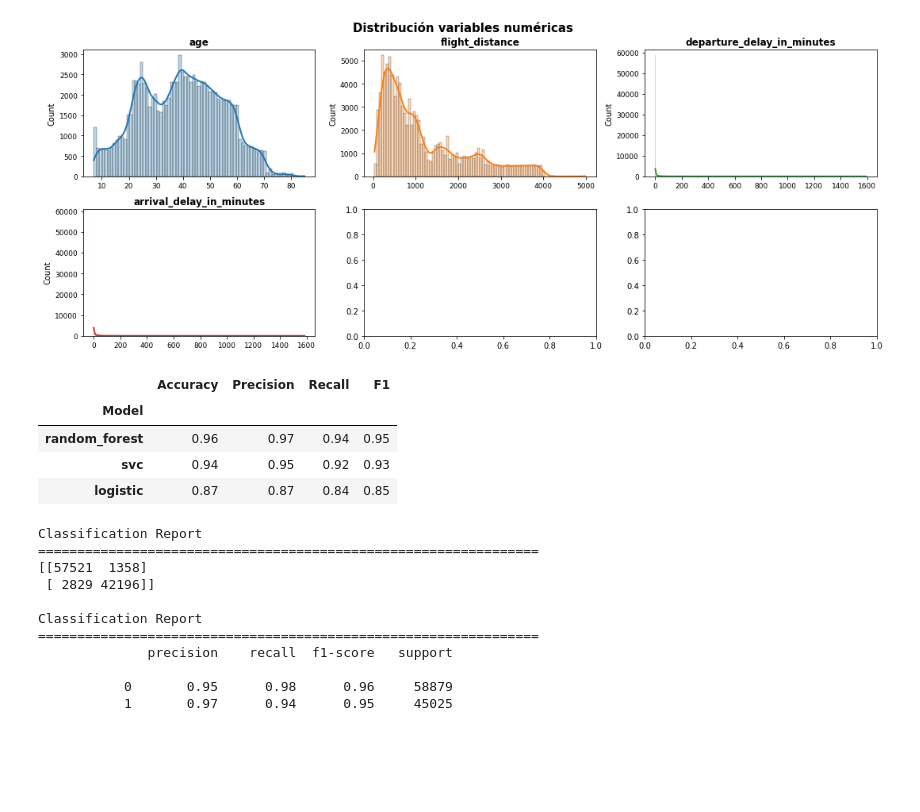
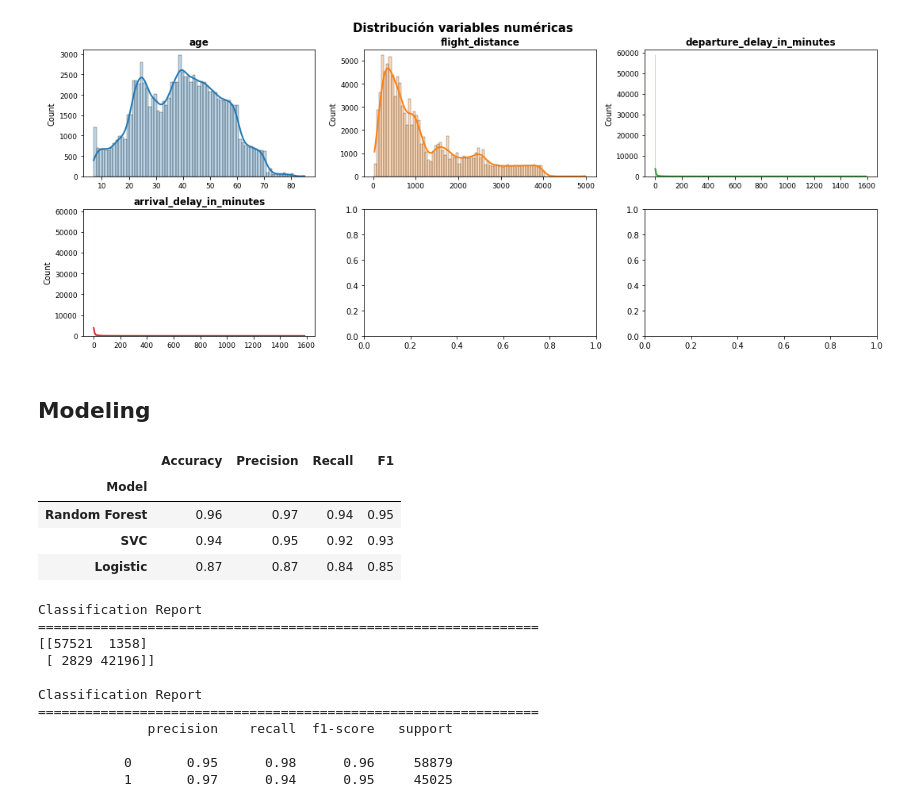
Before and after one commit to PabloJRW/satisfaction-classifier, a Jupyter notebook: satisfaction_classifier.ipynb, the cells around one changed output. Cells and saved outputs as stored; diff of their text form; code cells hidden in the pictures; blank space fills up the shorter version.

```diff
--- a/satisfaction_classifier.ipynb
+++ b/satisfaction_classifier.ipynb
@@ -36,7 +37,11 @@ train_df.head()
 5 rows × 25 columns
 # %%
 train_df.drop(["Unnamed: 0","id"] , axis=1, inplace=True)
-train_df.columns = train_df.columns.str.lower().str.replace(" ","_").str.replace("-","_")
+
+# Importing function
+%run ./auxiliar_functions/varNorm.ipynb
+
+train_df = varNorm(train_df)
 # %%
 train_df.columns
 # %% [output]
@@ -69,10 +74,6 @@ Data columns (total 23 columns):
  22  satisfaction                       103904 non-null  object
 dtypes: float64(1), int64(17), object(5)
 memory usage: 18.2+ MB
-# %%
-qual_vars = train_df.select_dtypes(include="object")
-for col in qual_vars:
-    train_df[col] = train_df[col].str.lower().str.replace(" ","_")
 # %%
 train_df.describe().T
 # %% [output]
@@ -129,56 +131,63 @@ plt.show()
 distribution_plot(train_df)
 # %% [output]
 [figure]
+# %% [markdown]
+## Modeling
 # %%
 cat_vars = ['gender','customer_type','type_of_travel','class'] # Categorical features
 float_vars = ['age','flight_distance','departure_delay_in_minutes','arrival_delay_in_minutes'] # Floating features
 int_vars = list(train_df.select_dtypes(exclude="object").columns)
 int_vars = [var for var in int_vars if var not in float_vars] # Integer Features
 
-le = LabelEncoder()
+le = LabelEncoder() # Target labeler
 y_train = le.fit_transform(train_df.satisfaction)
 
+# Categorical transformer
 cat_transformer = Pipeline([
     ("cat_transformer", OneHotEncoder())])
 
+# Numerical transformer
 num_transformer = Pipeline([
     ("int_transformer", OrdinalEncoder())])
 
+# Full pipeline transformer
 full_pipeline = ColumnTransformer(transformers=[
     ('cat_trans', cat_transformer, cat_vars),
     ('num_trans', num_transformer, int_vars)
 ],remainder='drop')
 
-X_prepared = full_pipeline.fit_transform(train_df)
+# Transforming training set
+X_train_prepared = full_pipeline.fit_transform(train_df)
 # %%
 # Searching for the best model
 # ===================================================================================
 
-models = {'svc': SVC(),
-          'logistic': LogisticRegression(),
-          'random_forest': RandomForestClassifier()
+models = {'SVC': SVC(),
+          'Logistic': LogisticRegression(),
+          'Random Forest': RandomForestClassifier()
          }
 
 n_models = len(models)
 scores=[]
+
 for name, model in models.items():
-    y_train_pred = cross_val_predict(model, X_prepared, y_train, cv=3, n_jobs=-1)
+    y_train_pred = cross_val_predict(model, X_train_prepared, y_train, cv=3, n_jobs=-1)
     # Metrics score
     accuracy = np.mean(accuracy_score(y_train, y_train_pred)).round(2)
     precision = np.mean(precision_score(y_train, y_train_pred)).round(2)
     recall = np.mean(recall_score(y_train, y_train_pred)).round(2)
     f1 = np.mean(f1_score(y_train, y_train_pred)).round(2)
 
     model_scores = np.array([name, accuracy, precision, recall, f1])
     scores.append(np.array(model_scores))
 
 scores_df = pd.DataFrame(scores, columns=['Model','Accuracy','Precision','Recall','F1'])
 scores_df.set_index('Model', inplace=True)
 scores_df.sort_values(by='F1', ascending=False)
 # %% [output]
 |  | Accuracy | Precision | Recall | F1 |
 | Model |  |  |  |  |
-| random_forest | 0.96 | 0.97 | 0.94 | 0.95 |
-| svc | 0.94 | 0.95 | 0.92 | 0.93 |
-| logistic | 0.87 | 0.87 | 0.84 | 0.85 |
+| Random Forest | 0.96 | 0.97 | 0.94 | 0.95 |
+| SVC | 0.94 | 0.95 | 0.92 | 0.93 |
+| Logistic | 0.87 | 0.87 | 0.84 | 0.85 |
 # %%
```
Also changed, not shown: parts of 18 cells of this notebook.
